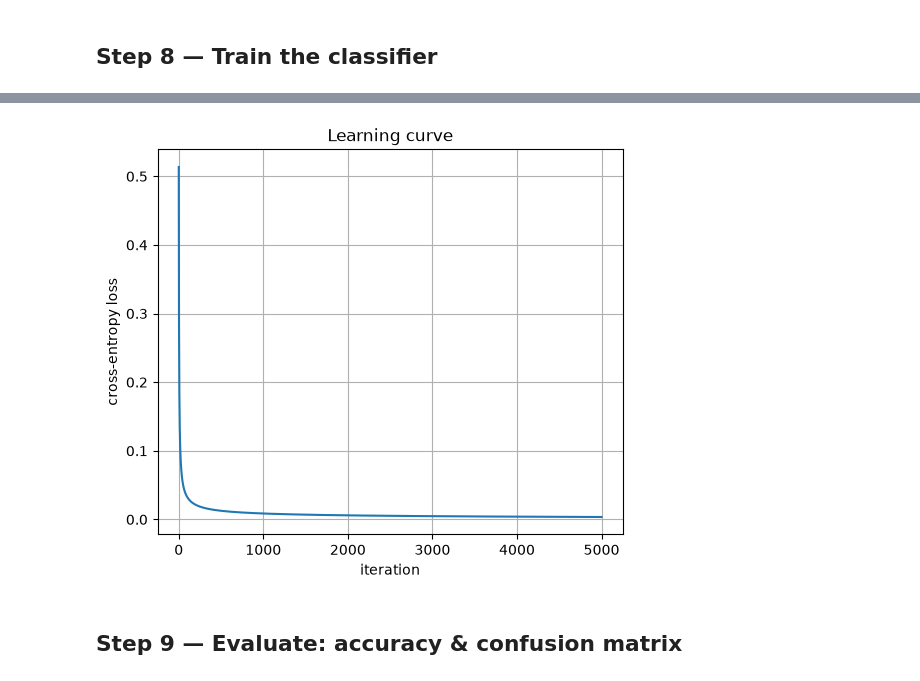
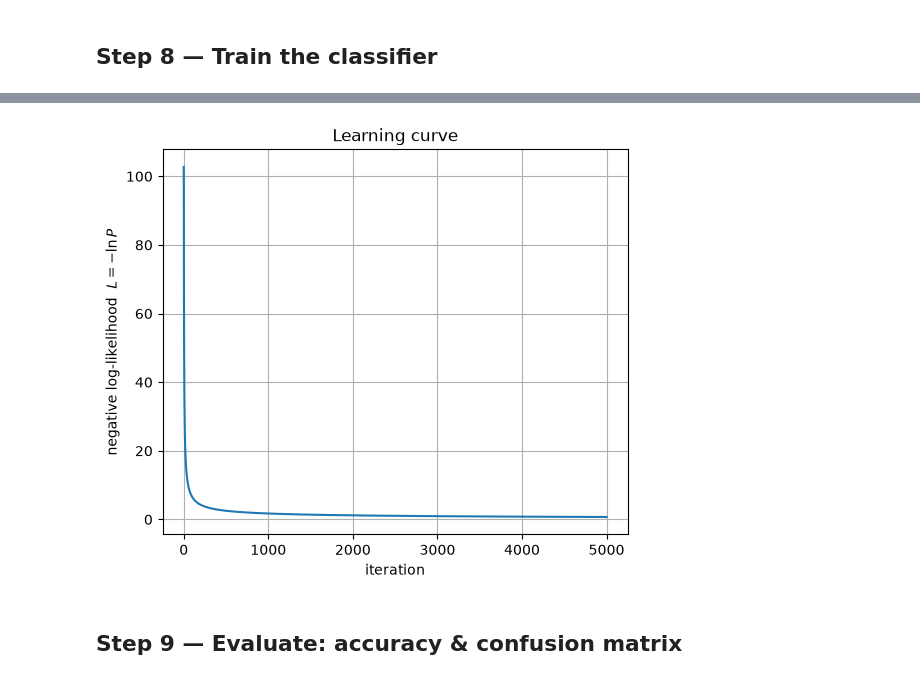
Before and after one commit to panjunbiao/cs-notes, a Jupyter notebook: notes/logistic-regression/two-class-linear-demo.ipynb, the cells around one changed output, grey strips where cells are left out. Drawn from its saved outputs; the diff is of its cells as text; code cells hidden in the pictures.

```diff
--- a/notes/logistic-regression/two-class-linear-demo.ipynb
+++ b/notes/logistic-regression/two-class-linear-demo.ipynb
@@ -133,46 +133,46 @@ def predict(X, w, threshold=0.5):
 ## Step 5 — Objective (loss) function
 # %%
 def loss(X, y, w, eps=1e-12):
-    """Binary cross-entropy (negative log-likelihood), averaged over samples.
+    """Negative log-likelihood, summed over samples -- exactly as in the notes.
 
     Math (with p = g(X w)):
 
-        L = -(1/n) * sum_i [ y^(i) ln p^(i) + (1 - y^(i)) ln(1 - p^(i)) ]
+        L = -ln(P) = -sum_i [ y^(i) ln p^(i) + (1 - y^(i)) ln(1 - p^(i)) ]
 
-    This is the mean form of  L = -ln(P)  from the notes; the 1/n only rescales
-    the loss (it is absorbed into the learning rate) and does not move the
-    location of the minimum.
+    We sum (not average) so this matches the by-hand derivation literally.
     """
     p = predict_proba(X, w)
     p = np.clip(p, eps, 1.0 - eps)              # keep the logs finite
-    return -np.mean(y * np.log(p) + (1 - y) * np.log(1 - p))
+    return -np.sum(y * np.log(p) + (1 - y) * np.log(1 - p))
 # %% [markdown]
 ## Step 6 — Gradient of the loss
 # %%
 def gradient(X, y, w):
-    """Gradient of the mean cross-entropy w.r.t. w.
+    """Gradient of the (summed) negative log-likelihood w.r.t. w.
 
     Math (the key result derived by hand in the notes):
 
-        dL/dw = (1/n) * X^T ( g(X w) - y )
+        dL/dw = X^T ( g(X w) - y )
 
     Shapes:  X^T : (3, n),  (g(Xw) - y) : (n,)  ->  grad : (3,)
 
-    Component-wise:  dL/dw_j = (1/n) sum_i ( g(x^(i).w) - y^(i) ) x_j^(i),
+    Component-wise:  dL/dw_j = sum_i ( g(x^(i).w) - y^(i) ) x_j^(i),
     i.e. the prediction error weighted by each feature (x_0 = 1 for the bias).
     """
-    n = X.shape[0]
     error = predict_proba(X, w) - y             # (n,)
-    return (X.T @ error) / n                     # (3,)
+    return X.T @ error                           # (3,)
 # %% [markdown]
 ## Step 7 — Gradient descent algorithm
 # %%
-def gradient_descent(X, y, lr=0.1, n_iters=5000, w0=None):
-    """Batch gradient descent on the cross-entropy loss.
+def gradient_descent(X, y, lr=5e-4, n_iters=5000, w0=None):
+    """Batch gradient descent on the summed negative log-likelihood.
 
     Update rule (from the notes):
 
-        w <- w - eta * dL/dw = w - (eta/n) * X^T ( g(X w) - y )
+        w <- w - eta * dL/dw = w - eta * X^T ( g(X w) - y )
+
+    Because the loss/gradient are summed (not averaged), the learning rate eta
+    is smaller than it would be for the mean form (roughly by a factor of n).
 
     Parameters
     ----------
@@ -190,13 +190,13 @@ def gradient_descent(X, y, lr=0.1, n_iters=5000, w0=None):
 # %% [markdown]
 ## Step 8 — Train the classifier
 # %%
-w, history = gradient_descent(X, y, lr=0.1, n_iters=5000)
+w, history = gradient_descent(X, y, lr=5e-4, n_iters=5000)
 print("learned weights  w = [w0, w1, w2] =", np.round(w, 4))
 print("final loss:", round(float(history[-1]), 6))
 
 fig, ax = plt.subplots()
 ax.plot(history)
-ax.set_xlabel("iteration"); ax.set_ylabel("cross-entropy loss")
+ax.set_xlabel("iteration"); ax.set_ylabel("negative log-likelihood  $L = -\\ln P$")
 ax.set_title("Learning curve")
 plt.show()
 # %% [output]
@@ -205,4 +205,4 @@ final loss: 0.00354
-[figure, old version]
+[figure, new version]
 # %% [markdown]
 ## Step 9 — Evaluate: accuracy & confusion matrix
 # %%
```
Also changed, not shown: parts of 2 cells of this notebook.
